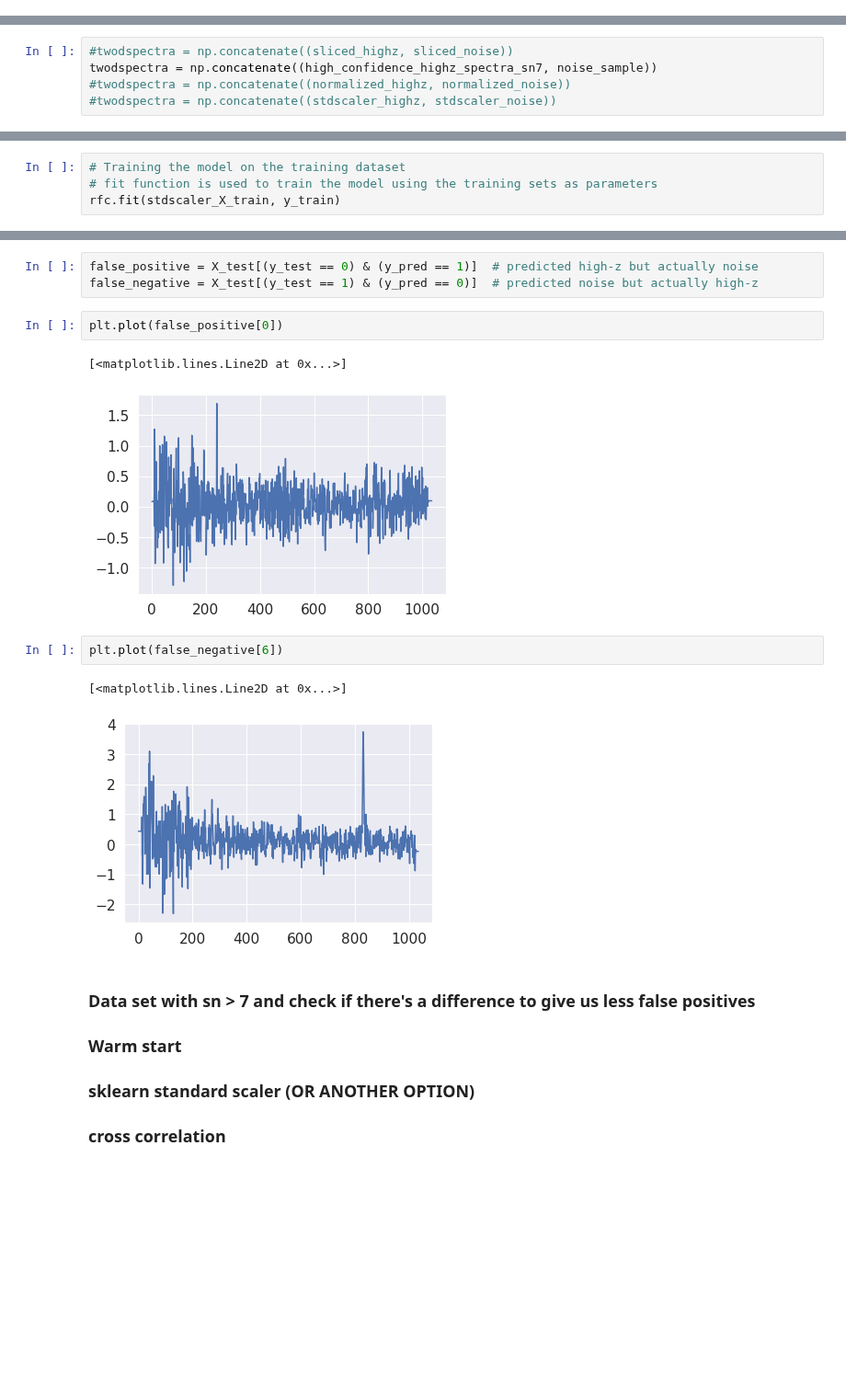
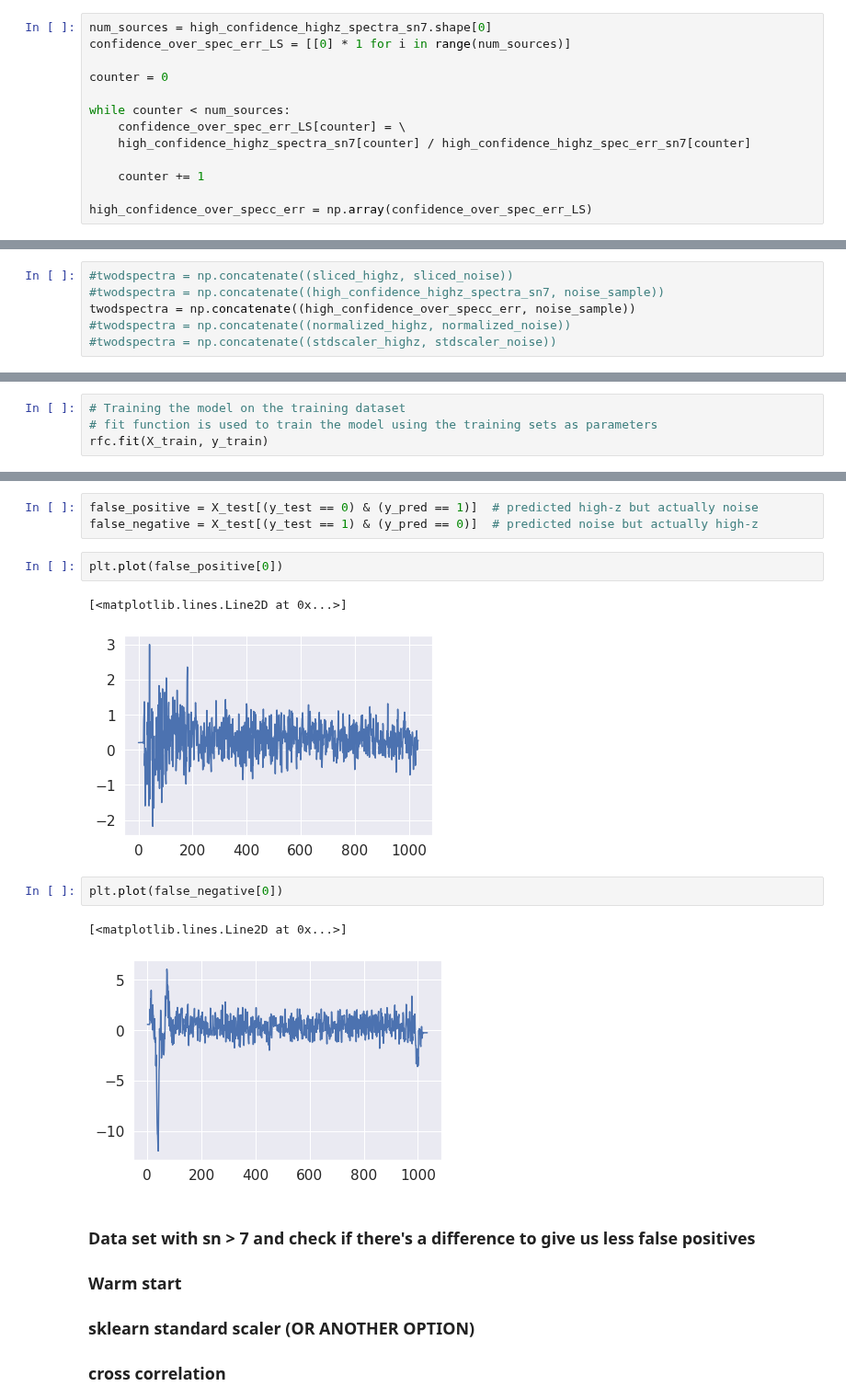
Before and after one commit to nickdavila/LAE-ML-Classification, a Jupyter notebook: Nick-RandomForest.ipynb, the cells around one changed output, grey strips where cells are left out. Shown at 92% size. Saved outputs shown, nothing was run; the diff lists cells and outputs as text; blank space fills up the shorter version.

```diff
--- a/Nick-RandomForest.ipynb
+++ b/Nick-RandomForest.ipynb
@@ -46,0 +57,13 @@ plt.plot(high_confidence_highz_spec_err_sn7[0])
+# %%
+num_sources = high_confidence_highz_spectra_sn7.shape[0]
+confidence_over_spec_err_LS = [[0] * 1 for i in range(num_sources)]
+
+counter = 0
+
+while counter < num_sources:
+    confidence_over_spec_err_LS[counter] = \
+    high_confidence_highz_spectra_sn7[counter] / high_confidence_highz_spec_err_sn7[counter]
+
+    counter += 1
+
+high_confidence_over_specc_err = np.array(confidence_over_spec_err_LS)
@@ -103,7 +130,8 @@ https://www.datacamp.com/tutorial/random-forests-classifier-python
 https://stackoverflow.com/questions/62445343/randomforestregressor-in-sklearn-giving-negative-scores
 # %%
 #twodspectra = np.concatenate((sliced_highz, sliced_noise))
-twodspectra = np.concatenate((high_confidence_highz_spectra_sn7, noise_sample))
+#twodspectra = np.concatenate((high_confidence_highz_spectra_sn7, noise_sample))
+twodspectra = np.concatenate((high_confidence_over_specc_err, noise_sample))
 #twodspectra = np.concatenate((normalized_highz, normalized_noise))
 #twodspectra = np.concatenate((stdscaler_highz, stdscaler_noise))
 # %%
@@ -165,7 +176,7 @@ rfc = RandomForestClassifier(n_estimators = 700, random_state = 42)
 # %%
 # Training the model on the training dataset
 # fit function is used to train the model using the training sets as parameters
-rfc.fit(stdscaler_X_train, y_train)
+rfc.fit(X_train, y_train)
 # %% [output]
 RandomForestClassifier(n_estimators=700, random_state=42)
 # %%
@@ -221,12 +232,12 @@ false_negative = X_test[(y_test == 1) & (y_pred == 0)]  # predicted noise but ac
 plt.plot(false_positive[0])
 # %% [output]
 [<matplotlib.lines.Line2D at 0x...>]
-[figure, old version]
+[figure, new version]
 # %%
-plt.plot(false_negative[6])
+plt.plot(false_negative[0])
 # %% [output]
 [<matplotlib.lines.Line2D at 0x...>]
-[figure, old version]
+[figure, new version]
 # %% [markdown]
 ### Data set with sn > 7 and check if there's a difference to give us less false positives
 ### Warm start
```
Also changed, not shown: parts of 29 cells of this notebook.
